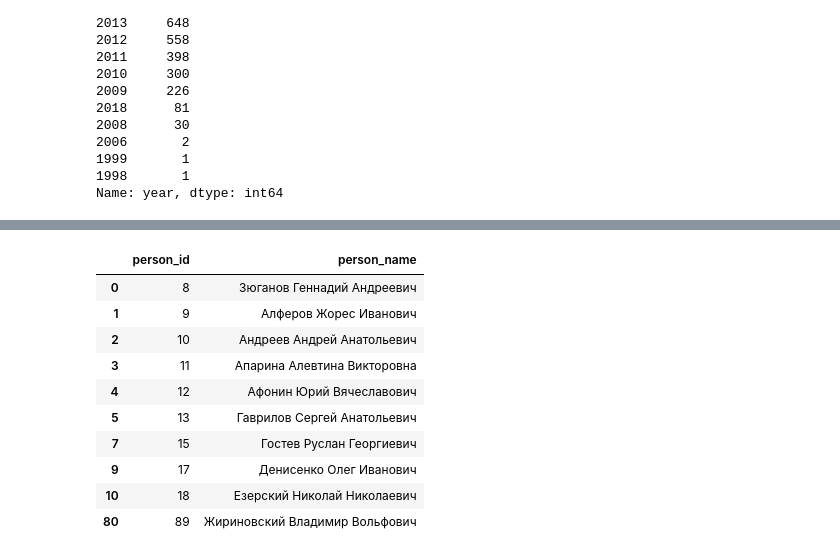
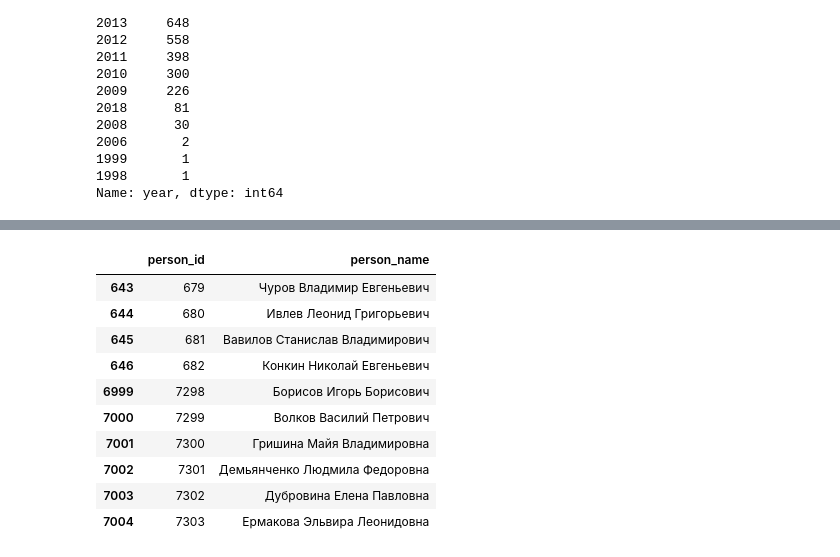
Before and after one commit to mikhmakarov/officials_network, a Jupyter notebook: graph_exploration.ipynb, the cells around one changed output, grey strips where cells are left out. Drawn from its saved outputs; the diff is of its cells as text; code cells hidden in the pictures.

```diff
--- a/graph_exploration.ipynb
+++ b/graph_exploration.ipynb
@@ -47,6 +66,7 @@ common_offices.year.value_counts()
 1998       1
 Name: year, dtype: int64
 # %%
-YEAR = 2010
+YEAR = 2009
 
 year_offices = common_offices[common_offices.year == YEAR]
+year_offices.head()
@@ -55,7 +80,9 @@ graph = nx.Graph()
 # %%
+graph = nx.Graph()
+
 edge_properties = year_offices[['year', 'office_id']]
 edge_lists = year_offices.person_id
-for year, office_id, nodes_to_connect in year_offices.values:
+for year, office_id, nodes_to_connect in year_offices.values[:8]:
     combs = list(itertools.permutations(nodes_to_connect,2))
     graph.add_edges_from(combs)
 # %%
@@ -67,3 +100,4 @@ print(graph.size())
 # %%
 centrality = nx.eigenvector_centrality(graph)
-print(pd.Series(centrality).describe())
+centrality_series = pd.Series(centrality)
+print(centrality_series.describe())
@@ -80,17 +104,17 @@ dtype: float64
 # %%
-top_centrality_nodes = pd.Series(centrality).nlargest(10)
+top_centrality_nodes = centrality_series.nlargest(10)
 top_centrality_ids = np.array(top_centrality_nodes.index)
 top_centrality_names = person_names[person_names.person_id.isin(top_centrality_ids)]
 top_centrality_names
 # %% [output]
 |  | person_id | person_name |
-| 0 | 8 | Зюганов Геннадий Андреевич |
-| 1 | 9 | Алферов Жорес Иванович |
-| 2 | 10 | Андреев Андрей Анатольевич |
-| 3 | 11 | Апарина Алевтина Викторовна |
-| 4 | 12 | Афонин Юрий Вячеславович |
-| 5 | 13 | Гаврилов Сергей Анатольевич |
-| 7 | 15 | Гостев Руслан Георгиевич |
-| 9 | 17 | Денисенко Олег Иванович |
-| 10 | 18 | Езерский Николай Николаевич |
-| 80 | 89 | Жириновский Владимир Вольфович |
+| 643 | 679 | Чуров Владимир Евгеньевич |
+| 644 | 680 | Ивлев Леонид Григорьевич |
+| 645 | 681 | Вавилов Станислав Владимирович |
+| 646 | 682 | Конкин Николай Евгеньевич |
+| 6999 | 7298 | Борисов Игорь Борисович |
+| 7000 | 7299 | Волков Василий Петрович |
+| 7001 | 7300 | Гришина Майя Владимировна |
+| 7002 | 7301 | Демьянченко Людмила Федоровна |
+| 7003 | 7302 | Дубровина Елена Павловна |
+| 7004 | 7303 | Ермакова Эльвира Леонидовна |
```
Also changed, not shown: parts of 10 cells of this notebook, 1 other file.
